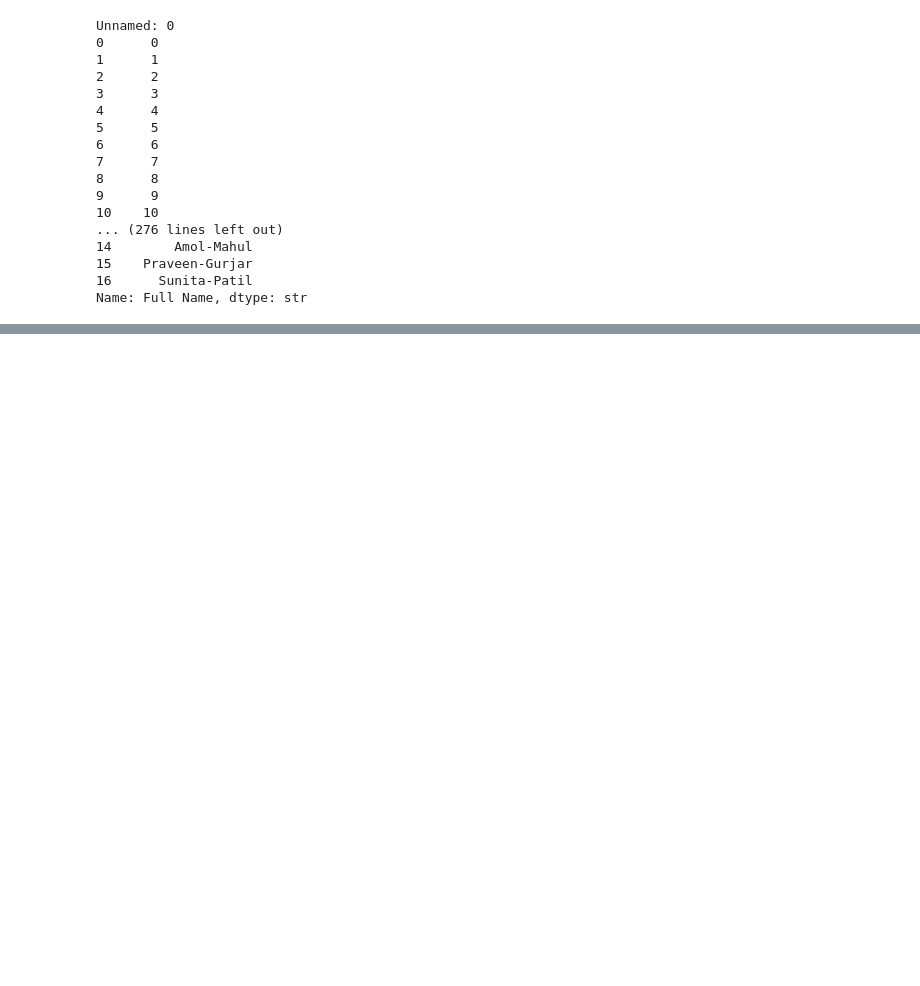
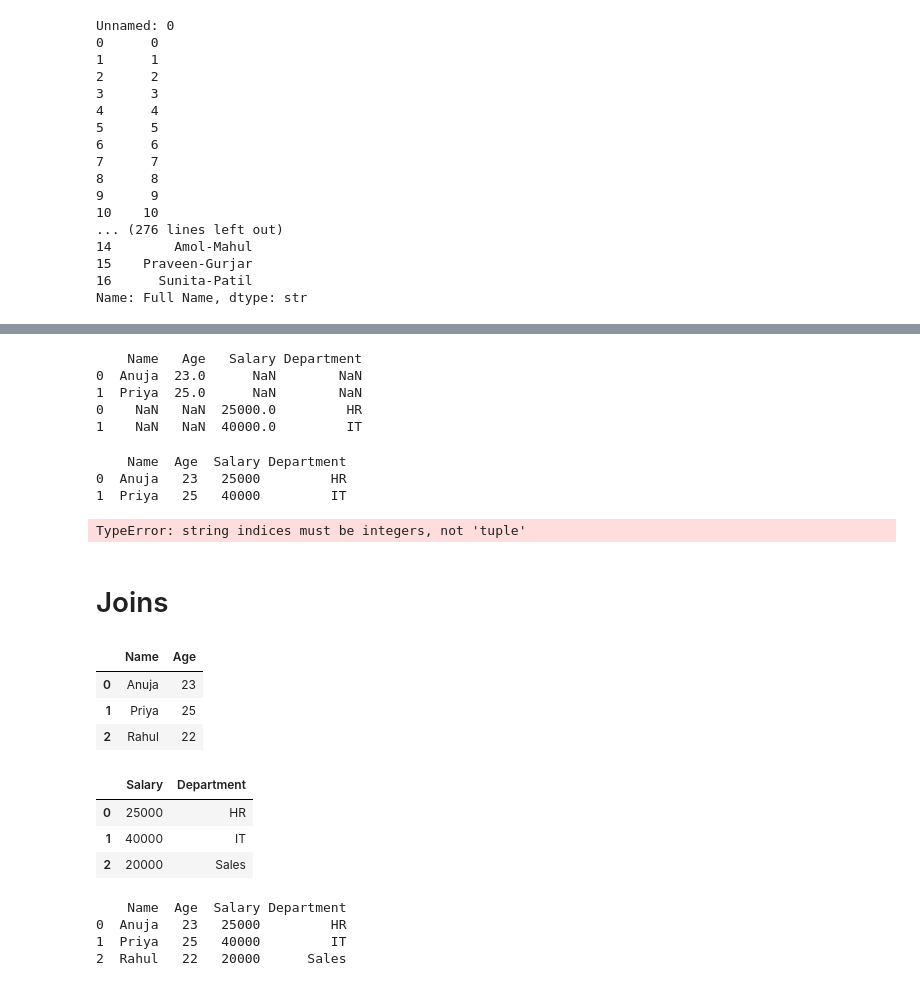
Before and after one commit to anujakamble39/Python_Practice_01, a Jupyter notebook: Data Manipulation Pandas/2.Pandas_Level_02.ipynb, the cells around one changed output, grey strips where cells are left out. Cells and saved outputs as stored; diff of their text form; code cells hidden in the pictures; blank space fills up the shorter version.

Commit message:
Data Manipulation

```diff
--- a/Data Manipulation Pandas/2.Pandas_Level_02.ipynb
+++ b/Data Manipulation Pandas/2.Pandas_Level_02.ipynb
@@ -180,0 +412,79 @@ import pandas as pd
+# %%
+result = pd.concat([df1,df2],axis=0)
+print(result)
+# %% [output]
+    Name   Age   Salary Department
+0  Anuja  23.0      NaN        NaN
+1  Priya  25.0      NaN        NaN
+0    NaN   NaN  25000.0         HR
+1    NaN   NaN  40000.0         IT
+# %%
+result = pd.concat([df1,df2],axis=1)
+print(result)
+# %% [output]
+    Name  Age  Salary Department
+0  Anuja   23   25000         HR
+1  Priya   25   40000         IT
+# %%
+import pandas as pd
+
+df1 = pd.DataFrame(
+    {"A:"['A0','A1','A2','A3'],
+     'B:'["B0",'B1','B2','B3']
+     },
+     index=[0,1,2,3],
+)
+
+df2=pd.DataFrame(
+    {"A:"['A0','A1','A2','A3'],
+     'B:'["B4",'B5','B6','B7']},
+     index=[4,5,6,7]
+)
+
+df3 = pd.DataFrame(
+    {"A:"["A0",'A1','A2','A3'],
+     'B:'['B4','B5','B6','B7']},
+     index=[8,9,10,10,11]
+)
+
+print(df1)
+print()
+print(df2)
+print()
+# %% [output]
+TypeError: string indices must be integers, not 'tuple'
+# %% [markdown]
+# Joins
+# %%
+df1 = pd.DataFrame({
+    'Name': ['Anuja', 'Priya', 'Rahul'],
+    'Age': [23, 25, 22]
+})
+
+df2 = pd.DataFrame({
+    'Salary': [25000, 40000, 20000],
+    'Department': ['HR', 'IT', 'Sales']
+})
+# %%
+df1
+# %% [output]
+|  | Name | Age |
+| 0 | Anuja | 23 |
+| 1 | Priya | 25 |
+| 2 | Rahul | 22 |
+# %%
+df2
+# %% [output]
+|  | Salary | Department |
+| 0 | 25000 | HR |
+| 1 | 40000 | IT |
+| 2 | 20000 | Sales |
+# %%
+result = df1.join(df2)
+
+print(result)
+# %% [output]
+    Name  Age  Salary Department
+0  Anuja   23   25000         HR
+1  Priya   25   40000         IT
+2  Rahul   22   20000      Sales
```
Also changed, not shown: parts of 35 cells of this notebook, 2 other files.
